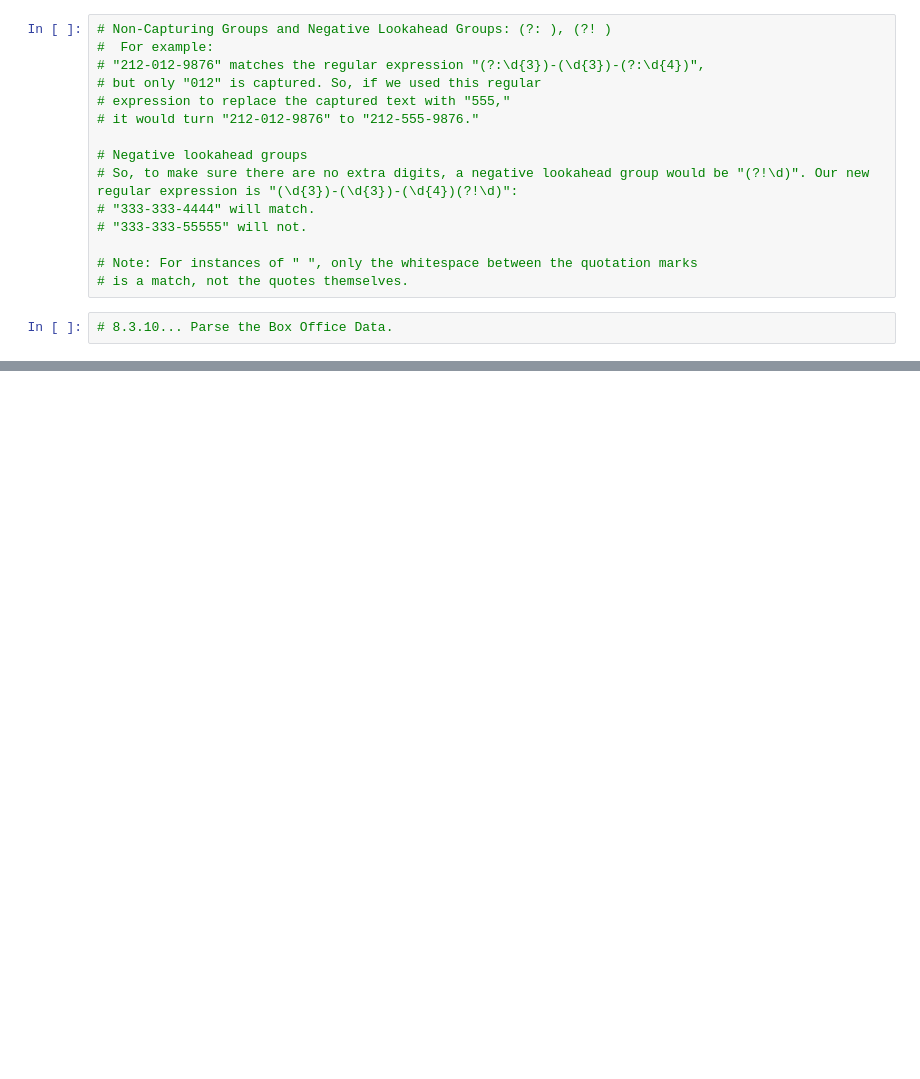
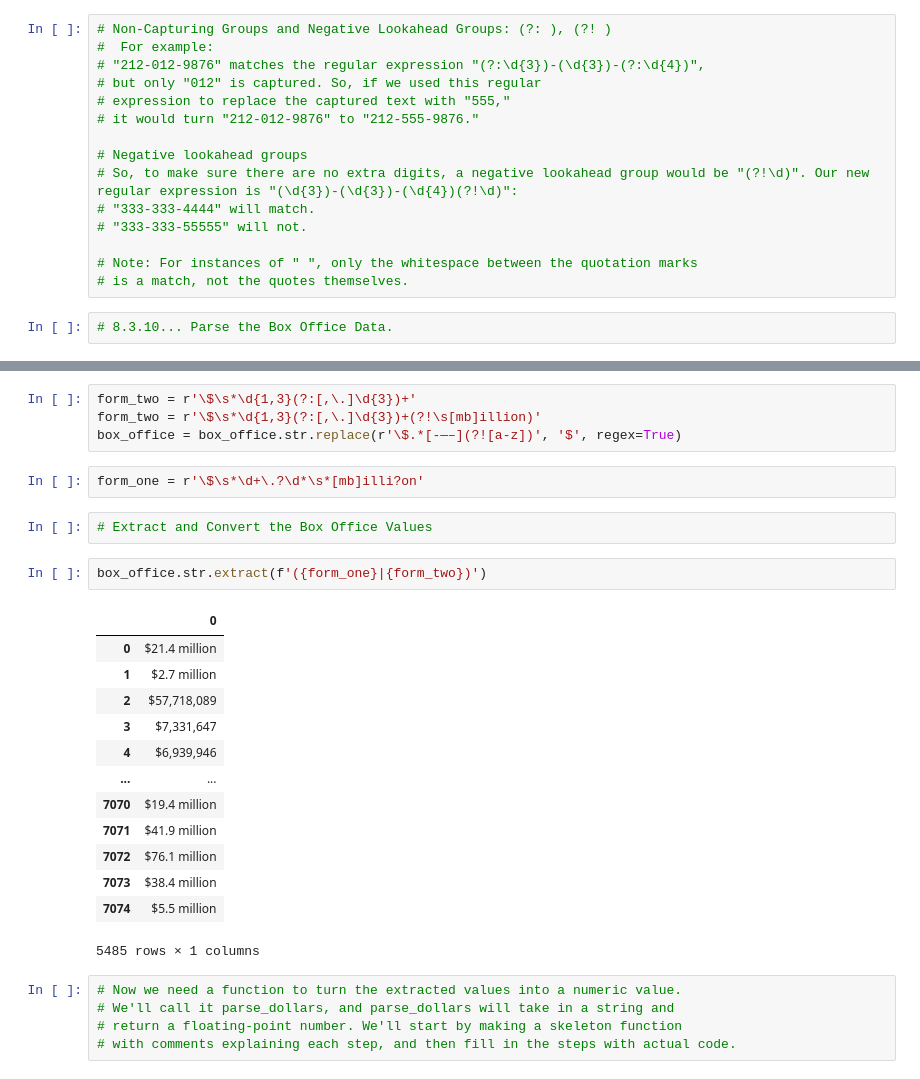
Before and after one commit to nypasha1928/Movies-ETL-new, a Jupyter notebook: E . T . L.ipynb, the cells around one changed output, grey strips where cells are left out. Drawn from its saved outputs; the diff is of its cells as text; blank space fills up the shorter version.

```diff
--- a/E . T . L.ipynb
+++ b/E . T . L.ipynb
@@ -646,0 +689,29 @@ box_office = box_office.apply(lambda x: ' '.join(x) if type(x) == list else x)
+# %%
+form_two = r'\$\s*\d{1,3}(?:[,\.]\d{3})+'
+form_two = r'\$\s*\d{1,3}(?:[,\.]\d{3})+(?!\s[mb]illion)'
+box_office = box_office.str.replace(r'\$.*[-—–](?![a-z])', '$', regex=True)
+# %%
+form_one = r'\$\s*\d+\.?\d*\s*[mb]illi?on'
+# %%
+# Extract and Convert the Box Office Values
+# %%
+box_office.str.extract(f'({form_one}|{form_two})')
+# %% [output]
+|  | 0 |
+| 0 | $21.4 million |
+| 1 | $2.7 million |
+| 2 | $57,718,089 |
+| 3 | $7,331,647 |
+| 4 | $6,939,946 |
+| ... | ... |
+| 7070 | $19.4 million |
+| 7071 | $41.9 million |
+| 7072 | $76.1 million |
+| 7073 | $38.4 million |
+| 7074 | $5.5 million |
+5485 rows × 1 columns
+# %%
+# Now we need a function to turn the extracted values into a numeric value.
+# We'll call it parse_dollars, and parse_dollars will take in a string and
+# return a floating-point number. We'll start by making a skeleton function
+# with comments explaining each step, and then fill in the steps with actual code.
```
Also changed, not shown: parts of 55 cells of this notebook.
